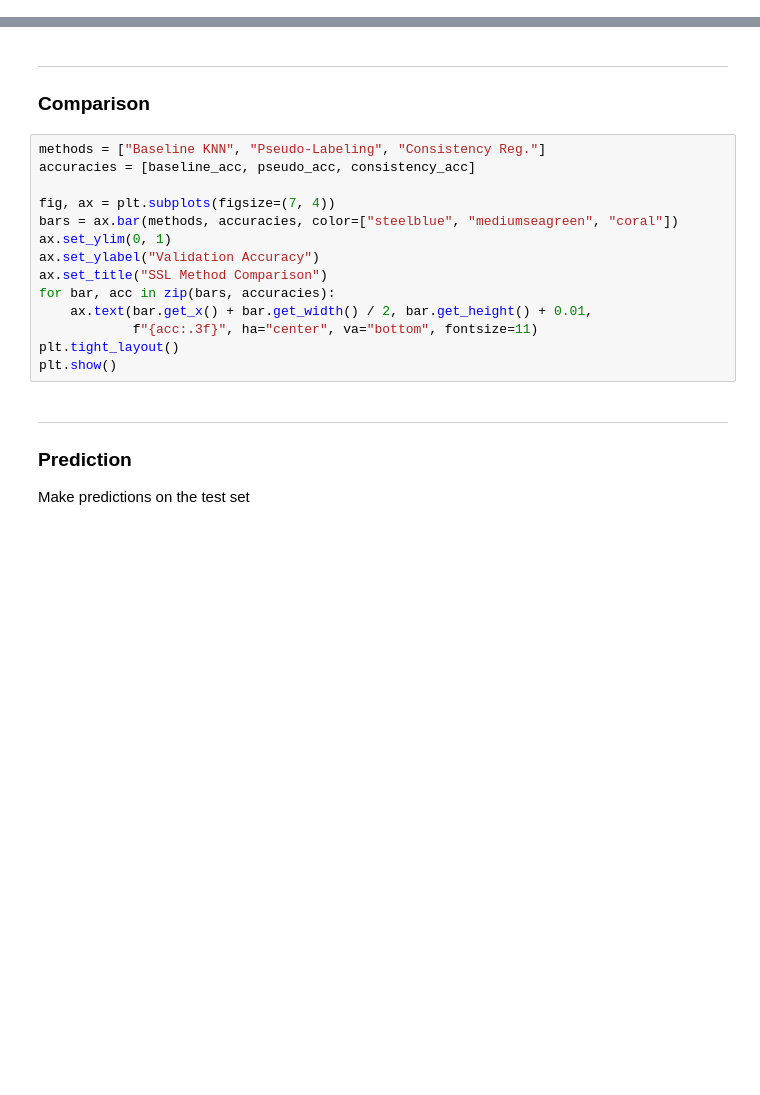
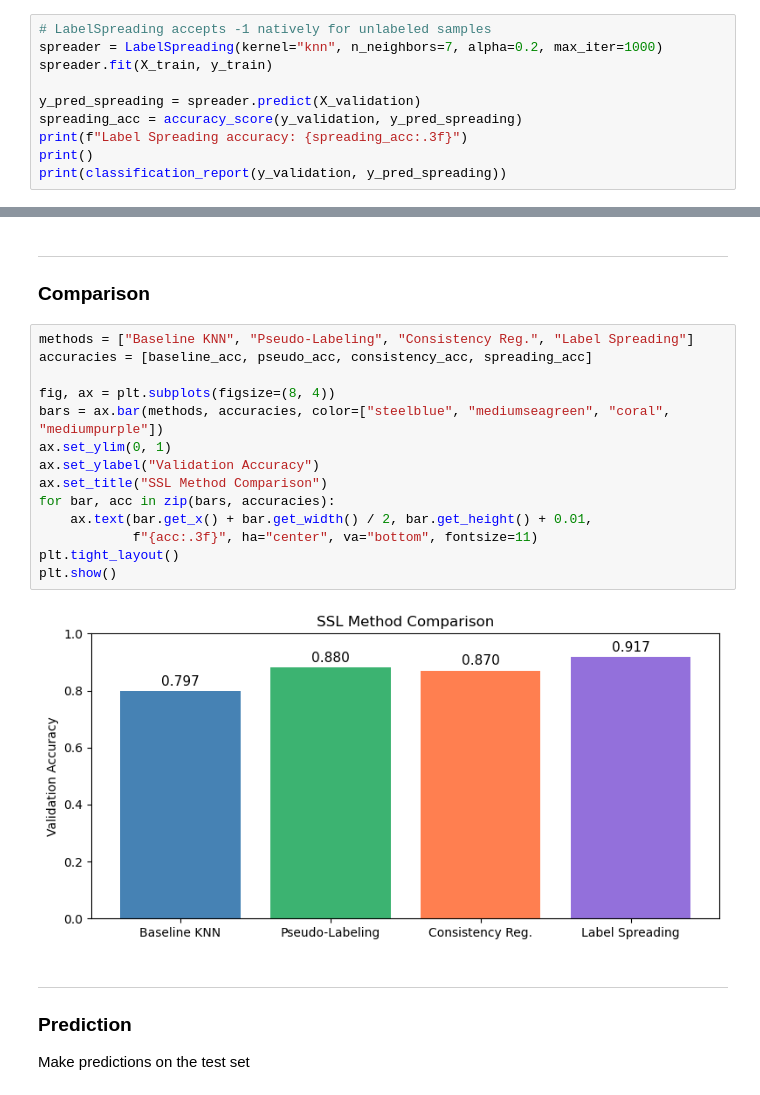
Before and after one commit to davidavivb/AdvancedML_HW3, a Jupyter notebook: ssl_assignment.ipynb, the cells around one changed output, grey strips where cells are left out. Saved outputs shown, nothing was run; the diff lists cells and outputs as text; blank space fills up the shorter version.

```diff
--- a/ssl_assignment.ipynb
+++ b/ssl_assignment.ipynb
@@ -311,0 +380,10 @@ print(classification_report(y_validation, y_pred_consistency))
+# %%
+# LabelSpreading accepts -1 natively for unlabeled samples
+spreader = LabelSpreading(kernel="knn", n_neighbors=7, alpha=0.2, max_iter=1000)
+spreader.fit(X_train, y_train)
+
+y_pred_spreading = spreader.predict(X_validation)
+spreading_acc = accuracy_score(y_validation, y_pred_spreading)
+print(f"Label Spreading accuracy: {spreading_acc:.3f}")
+print()
+print(classification_report(y_validation, y_pred_spreading))
@@ -314,19 +411,21 @@ print(classification_report(y_validation, y_pred_consistency))
 
 ### Comparison
 # %%
-methods = ["Baseline KNN", "Pseudo-Labeling", "Consistency Reg."]
-accuracies = [baseline_acc, pseudo_acc, consistency_acc]
+methods = ["Baseline KNN", "Pseudo-Labeling", "Consistency Reg.", "Label Spreading"]
+accuracies = [baseline_acc, pseudo_acc, consistency_acc, spreading_acc]
 
-fig, ax = plt.subplots(figsize=(7, 4))
-bars = ax.bar(methods, accuracies, color=["steelblue", "mediumseagreen", "coral"])
+fig, ax = plt.subplots(figsize=(8, 4))
+bars = ax.bar(methods, accuracies, color=["steelblue", "mediumseagreen", "coral", "mediumpurple"])
 ax.set_ylim(0, 1)
 ax.set_ylabel("Validation Accuracy")
 ax.set_title("SSL Method Comparison")
 for bar, acc in zip(bars, accuracies):
     ax.text(bar.get_x() + bar.get_width() / 2, bar.get_height() + 0.01,
             f"{acc:.3f}", ha="center", va="bottom", fontsize=11)
 plt.tight_layout()
 plt.show()
+# %% [output]
+[figure, added]
 # %% [markdown]
 ---
 
```
Also changed, not shown: parts of 13 cells of this notebook, 1 other file.
